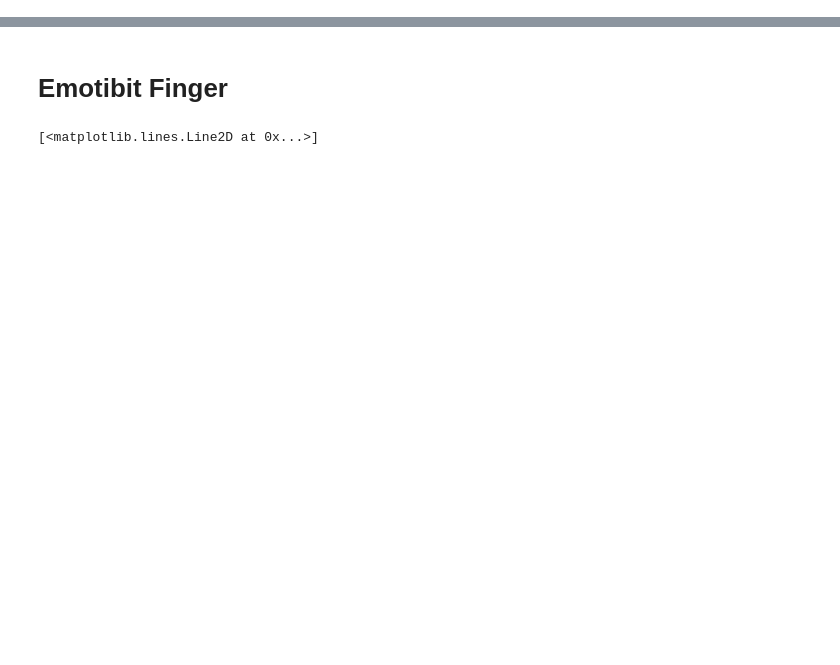
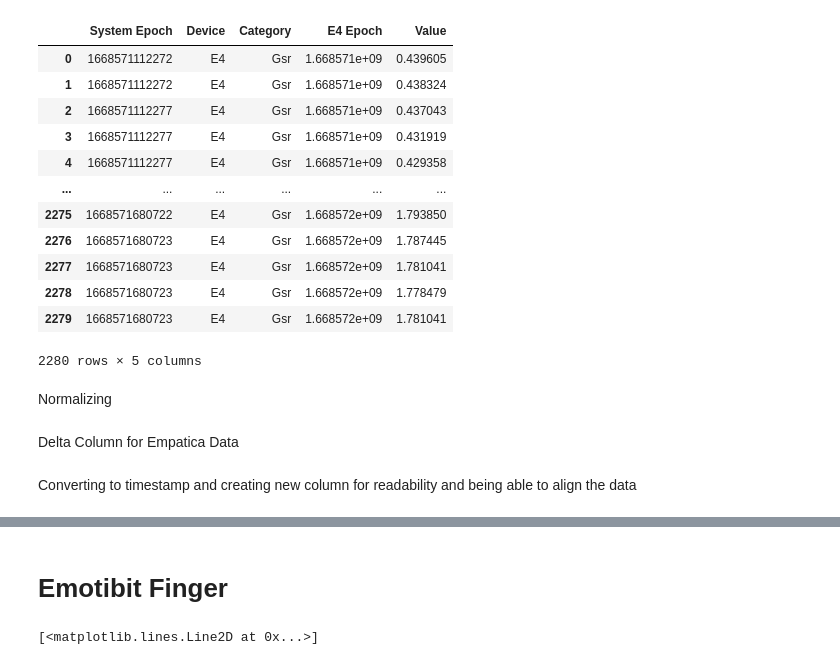
Before and after one commit to nabrown8/EDA, a Jupyter notebook: empatica/Visualizing_Data.ipynb, the cells around one changed output, grey strips where cells are left out. Cells and saved outputs as stored; diff of their text form; code cells hidden in the pictures; blank space fills up the shorter version.

```diff
--- a/empatica/Visualizing_Data.ipynb
+++ b/empatica/Visualizing_Data.ipynb
@@ -11,3 +11,21 @@ emotibit = "C:/Users/carlo/Downloads/empatica-20221026T034128Z-001/empatica/Emot
 df_empatica = pd.read_csv(empatica)
 
 df_emotibit = pd.read_csv(emotibit)
+# %%
+df_empatica
+# %% [output]
+|  | System Epoch | Device | Category | E4 Epoch | Value |
+| 0 | 1668571112272 | E4 | Gsr | 1.668571e+09 | 0.439605 |
+| 1 | 1668571112272 | E4 | Gsr | 1.668571e+09 | 0.438324 |
+| 2 | 1668571112277 | E4 | Gsr | 1.668571e+09 | 0.437043 |
+| 3 | 1668571112277 | E4 | Gsr | 1.668571e+09 | 0.431919 |
+| 4 | 1668571112277 | E4 | Gsr | 1.668571e+09 | 0.429358 |
+| ... | ... | ... | ... | ... | ... |
+| 2275 | 1668571680722 | E4 | Gsr | 1.668572e+09 | 1.793850 |
+| 2276 | 1668571680723 | E4 | Gsr | 1.668572e+09 | 1.787445 |
+| 2277 | 1668571680723 | E4 | Gsr | 1.668572e+09 | 1.781041 |
+| 2278 | 1668571680723 | E4 | Gsr | 1.668572e+09 | 1.778479 |
+| 2279 | 1668571680723 | E4 | Gsr | 1.668572e+09 | 1.781041 |
+2280 rows × 5 columns
+# %% [markdown]
+Normalizing
@@ -13,0 +36,2 @@ df_emotibit = pd.read_csv(emotibit)
+# %% [markdown]
+Delta Column for Empatica Data
@@ -13,0 +40,2 @@ df_emotibit = pd.read_csv(emotibit)
+# %% [markdown]
+Converting to timestamp and creating new column for readability and being able to align the data
```
Also changed, not shown: parts of 25 cells of this notebook, 15 other files.
